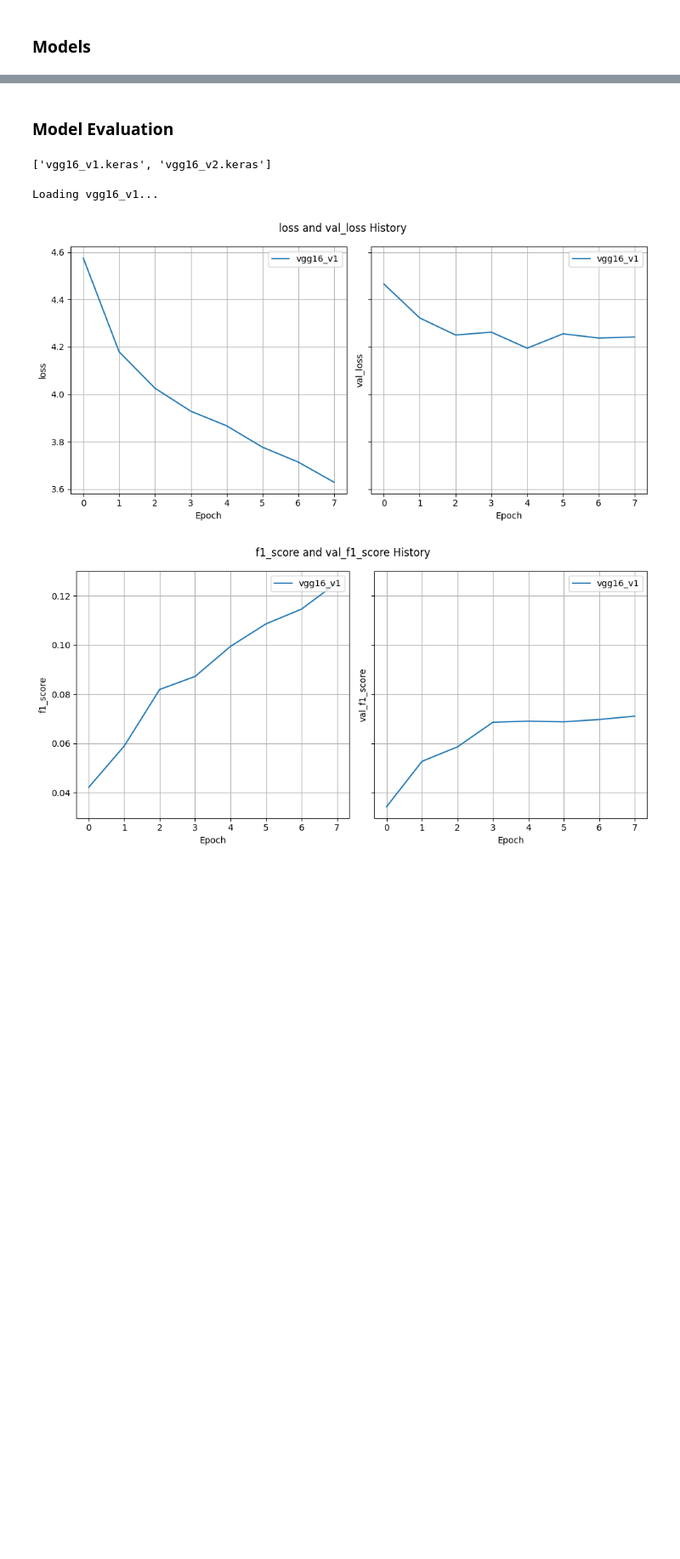
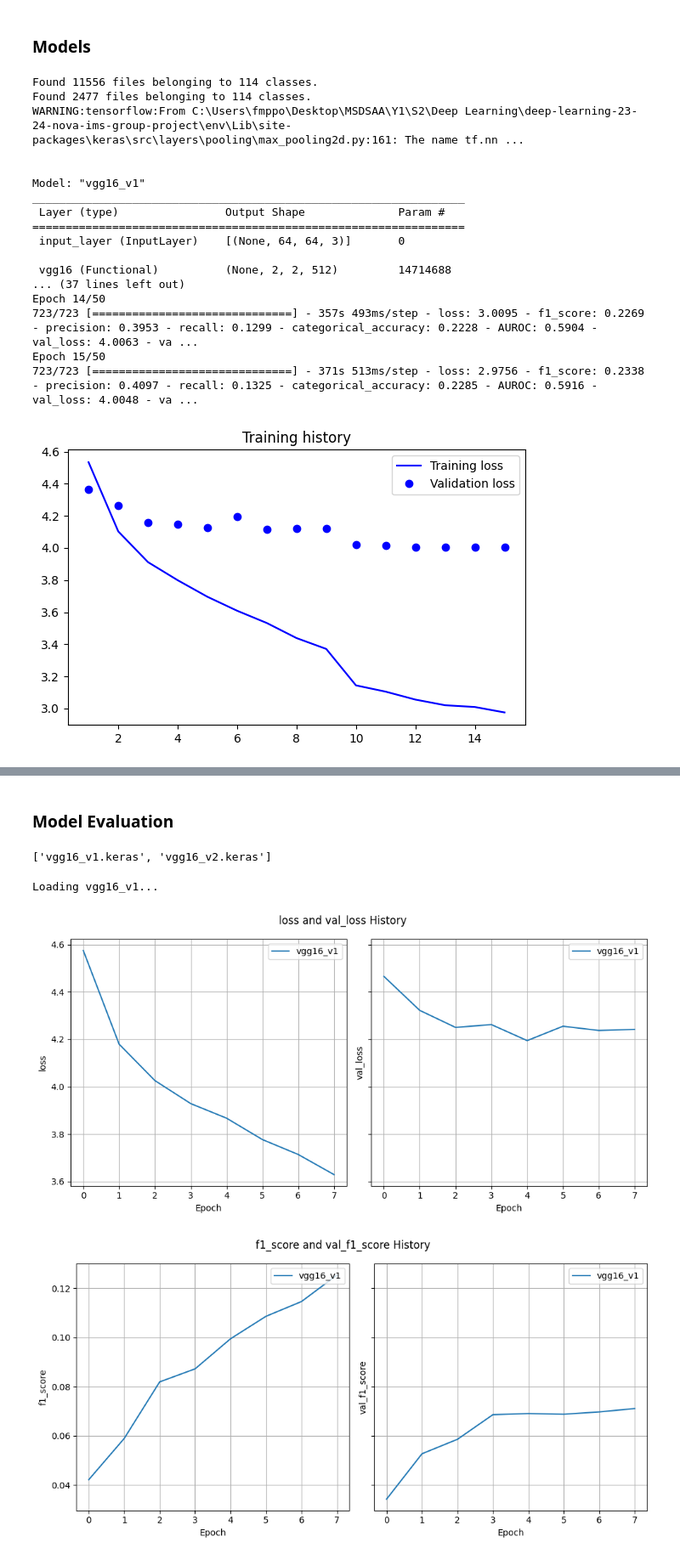
Before and after one commit to fmportela/deep-learning-23-24-nova-ims-group-project, a Jupyter notebook: 4-model-train.ipynb, the cells around one changed output, grey strips where cells are left out. Shown at 85% size. Saved outputs shown, nothing was run; the diff lists cells and outputs as text; code cells hidden in the pictures; blank space fills up the shorter version.

Commit message:
fixing pipeline

```diff
--- a/4-model-train.ipynb
+++ b/4-model-train.ipynb
@@ -78,7 +80,7 @@ The autoreload extension is already loaded. To reload it, use:
 ### **Utilitary Functions**
 # %%
 # *********************************
-# Importing data
+# Importing image data
 # *********************************
 
 # making this a function instead of importing
@@ -89,6 +91,7 @@ The autoreload extension is already loaded. To reload it, use:
 def import_data(*
                 batch_size: int,
                 image_size: tuple,
+                rescale: bool = True,
                 train_path: str = TRAIN_PATH,
                 val_path: str = VAL_PATH,
                 test_path: str = TEST_PATH,
@@ -140,6 +143,12 @@ def import_data(*
         )
         datasets.append(test_data)
 
+    # rescaling
+    # note that when we convert a prefecth dataset to a map dataset
+    # we lose access to some attributes like class_names and train_paths
+    if rescale:
+        datasets = [dataset.map(lambda x, y: (x/255., y)) for dataset in datasets]
+
     return datasets[0] if len(datasets) == 1 else tuple(datasets)
 
 # NOTE reading data to memory does not work, I get an error: MemoryError:
@@ -548,10 +737,10 @@ def vgg16_v1(model_name: str):
     # more memory and each step is time consuming.
 
     batch_size = 16
-    image_size = (50, 50)
+    image_size = (64, 64)
     input_shape = image_size + (3,)
 
-    train_data, val_data = import_data(batch_size=batch_size, image_size=image_size, import_mask=(True, True, False)))
+    train_data, val_data = import_data(batch_size=batch_size, image_size=image_size, import_mask=(True, True, False))  # data already comes rescaled
 
     base_model = tf.keras.applications.VGG16(
         include_top=False,
@@ -571,16 +760,10 @@ def vgg16_v1(model_name: str):
         tf.keras.layers.Dense(114, kernel_initializer=tf.keras.initializers.GlorotNormal(seed=SEED), bias_initializer='zeros')
     ], name='head_model')
 
-    # pre processing
-    preprocessing_pipeline = tf.keras.models.Sequential([
-        tf.keras.layers.Rescaling(1./255)
-    ], name='preprocessing_pipeline')
-
     # building the model
     model = model_builder(head_model,
                           input_shape,
                           base_model=base_model,
-                          preprocessing_pipeline=preprocessing_pipeline,
                           model_name=model_name)
 
     compile_kwargs = {
@@ -590,34 +773,52 @@ def vgg16_v1(model_name: str):
     }
 
     model.compile(**compile_kwargs)
 
     print()
     model.summary()
     print()
 
     # augmentation
     augmentation_pipeline = tf.keras.models.Sequential([
         tf.keras.layers.RandomFlip(mode='horizontal_and_vertical', seed=SEED),
         tf.keras.layers.RandomRotation(factor=0.15, seed=SEED)
     ], name='augmentation_pipeline')
 
     augmented_train = train_data.map(lambda x, y: (augmentation_pipeline(x, training=True), y))
 
     # model fitting
+    callbacks = get_callback_list(os.path.join(MODELS_PATH, f'{model_name}.keras'))
     history = model.fit(augmented_train,
                         epochs=50,
                         validation_data=val_data,
                         class_weight=CLASS_WEIGHTS,
-                        callbacks=[EarlyStopping(patience=3),
-                                   ModelCheckpoint(filepath=os.path.join(MODELS_PATH, f'{model_name}.keras'),
-                                                   monitor='val_loss',
-                                                   save_best_only=True)],
+                        callbacks=callbacks,
                         verbose=1)
 
     return model, history.history
 
 
 model_name = vgg16_v1.__name__
 model, history = vgg16_v1(model_name)
 save_model_history(history, os.path.join(HISTORIES_PATH, f'{model_name}.pkl'))
+print()
 plot_loss_history(history)
+# %% [output]
+Found 11556 files belonging to 114 classes.
+Found 2477 files belonging to 114 classes.
+WARNING:tensorflow:From C:\Users\fmppo\Desktop\MSDSAA\Y1\S2\Deep Learning\deep-learning-23-24-nova-ims-group-project\env\Lib\site-packages\keras\src\layers\pooling\max_pooling2d.py:161: The name tf.nn ...
+
+
+Model: "vgg16_v1"
+_________________________________________________________________
+ Layer (type)                Output Shape              Param #
+=================================================================
+ input_layer (InputLayer)    [(None, 64, 64, 3)]       0
+
+ vgg16 (Functional)          (None, 2, 2, 512)         14714688
+... (37 lines left out)
+Epoch 14/50
+723/723 [==============================] - 357s 493ms/step - loss: 3.0095 - f1_score: 0.2269 - precision: 0.3953 - recall: 0.1299 - categorical_accuracy: 0.2228 - AUROC: 0.5904 - val_loss: 4.0063 - va ...
+Epoch 15/50
+723/723 [==============================] - 371s 513ms/step - loss: 2.9756 - f1_score: 0.2338 - precision: 0.4097 - recall: 0.1325 - categorical_accuracy: 0.2285 - AUROC: 0.5916 - val_loss: 4.0048 - va ...
+[figure, added]
```
Also changed, not shown: parts of 19 cells of this notebook, 1 other file.
